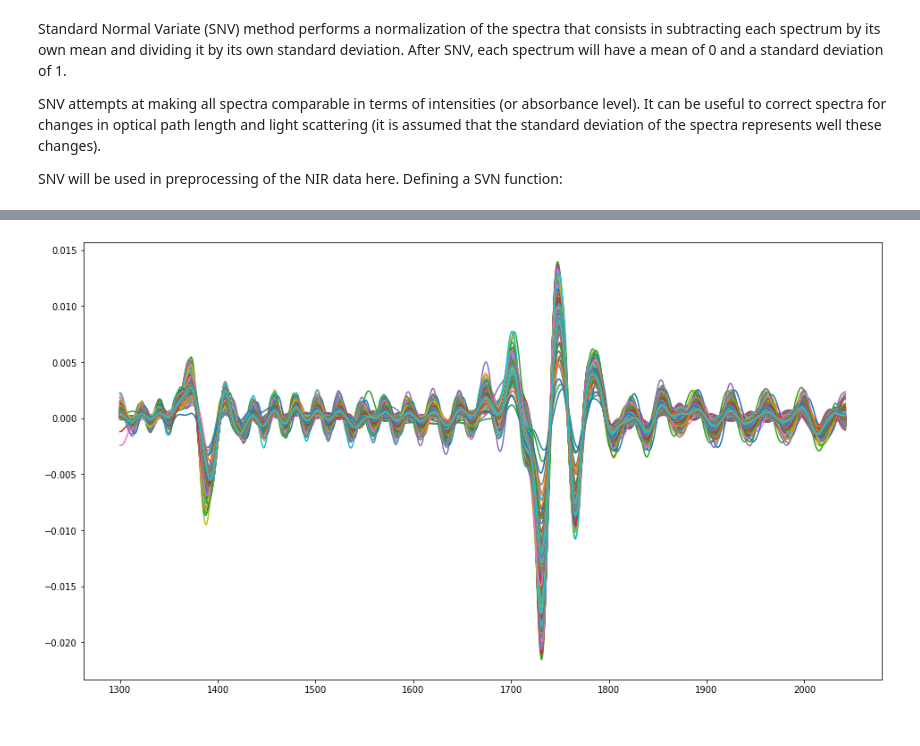
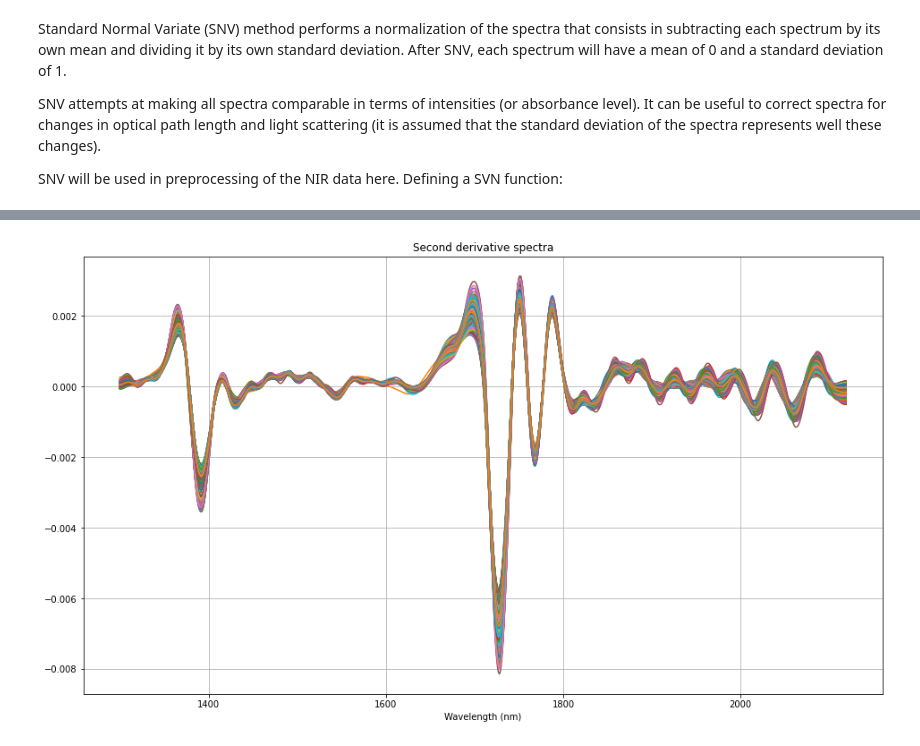
Before and after one commit to bitjungle/OpenData, a Jupyter notebook: bronir2/analysis.ipynb, the cells around one changed output, grey strips where cells are left out. Saved outputs shown, nothing was run; the diff lists cells and outputs as text; code cells hidden in the pictures.

```diff
--- a/bronir2/analysis.ipynb
+++ b/bronir2/analysis.ipynb
@@ -72,14 +74,15 @@ def snv(X):
     return Xsnv
 # %%
 Xsnv = snv(X)
-Xsvnmean = np.mean(Xsnv, axis=0)                   # Mean spectrum (all data)
+Xsvn_mean = np.mean(Xsnv, axis=0)                   # Mean spectrum (all data)
 plt.figure(figsize=[16, 9])
 for n in range(0, len(Xsnv)):
     plt.plot(wl, Xsnv[n])
-plt.plot(wl, Xsvnmean, color="black", linewidth=3, label="Mean spectrum")
+plt.plot(wl, Xsvn_mean, color="black", linewidth=3, label="Mean spectrum")
 plt.title('After Standard Normal Variate pre-processing')
 plt.xlabel('Wavelength (nm)')
 plt.ylabel('Absorbance')
+plt.xticks([t for t in range(1300, 2200, 50)])
 plt.grid()
 plt.legend()
 plt.show()
@@ -92,0 +93,26 @@ Locate and remove outlier spectra
+# %%
+eu_dist = []
+eu_dist_threshold = 5
+
+for s in Xsnv:
+    eu_dist.append(math.dist(Xsvn_mean, s))
+
+out = np.where(np.array(eu_dist) > eu_dist_threshold)
+
+# Re-apply SNV, re-calculate mean spectrum
+Xsnv = snv(np.delete(X, out, axis=0))
+Xsvn_mean = np.mean(Xsnv, axis=0)
+prod = np.delete(prod, out)
+cat = np.delete(cat, out)
+dens = np.delete(dens, out)
+
+plt.figure(figsize=[16, 9])
+for n in range(0, len(Xsnv)):
+    plt.plot(wl, Xsnv[n])
+plt.plot(wl, Xsvn_mean, color="black", linewidth=3, label="Mean spectrum")
+plt.title('After outlier removal')
+plt.xlabel('Wavelength (nm)')
+plt.ylabel('Absorbance')
+plt.xticks([t for t in range(1300, 2200, 50)])
+plt.grid()
+plt.show()
@@ -93,13 +121,16 @@ Locate and remove outlier spectra
 # %%
 # Second derivative
-Xpre = savgol_filter(Xsnv, 25, polyorder = 2, deriv=2, mode='mirror')
+Xpre = savgol_filter(Xsnv, 49, polyorder = 2, deriv=2, mode='mirror')
 # %%
 plt.figure(figsize=[16, 9])
 for n in range(0, len(Xpre)):
     plt.plot(wl, Xpre[n])
+plt.title('Second derivative spectra')
+plt.xlabel('Wavelength (nm)')
+plt.grid()
 plt.show()
 # %% [output]
-[figure, old version]
+[figure, new version]
 # %%
 # https://nirpyresearch.com/nir-data-correlograms-seaborn-python/
 pca = PCA(n_components=5)
```
Also changed, not shown: parts of 12 cells of this notebook.
